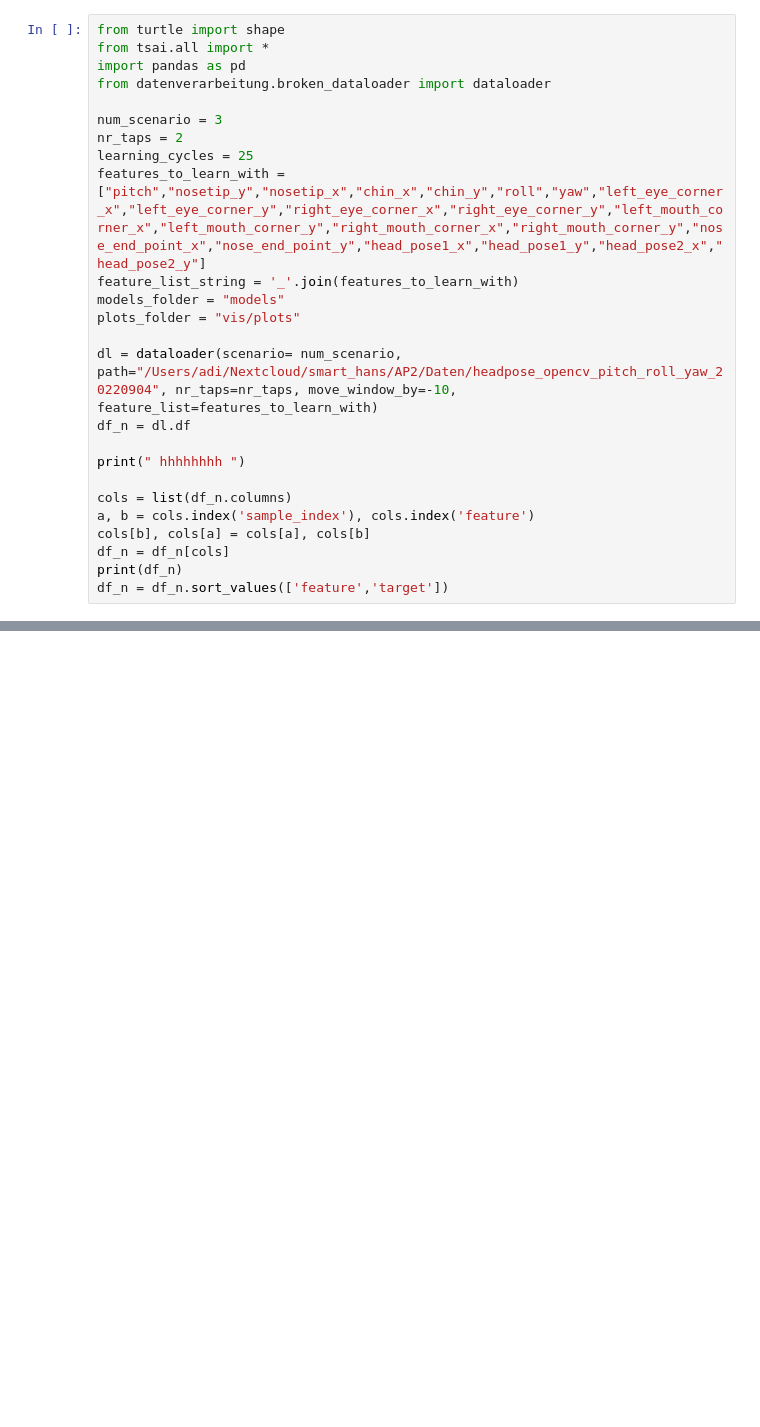
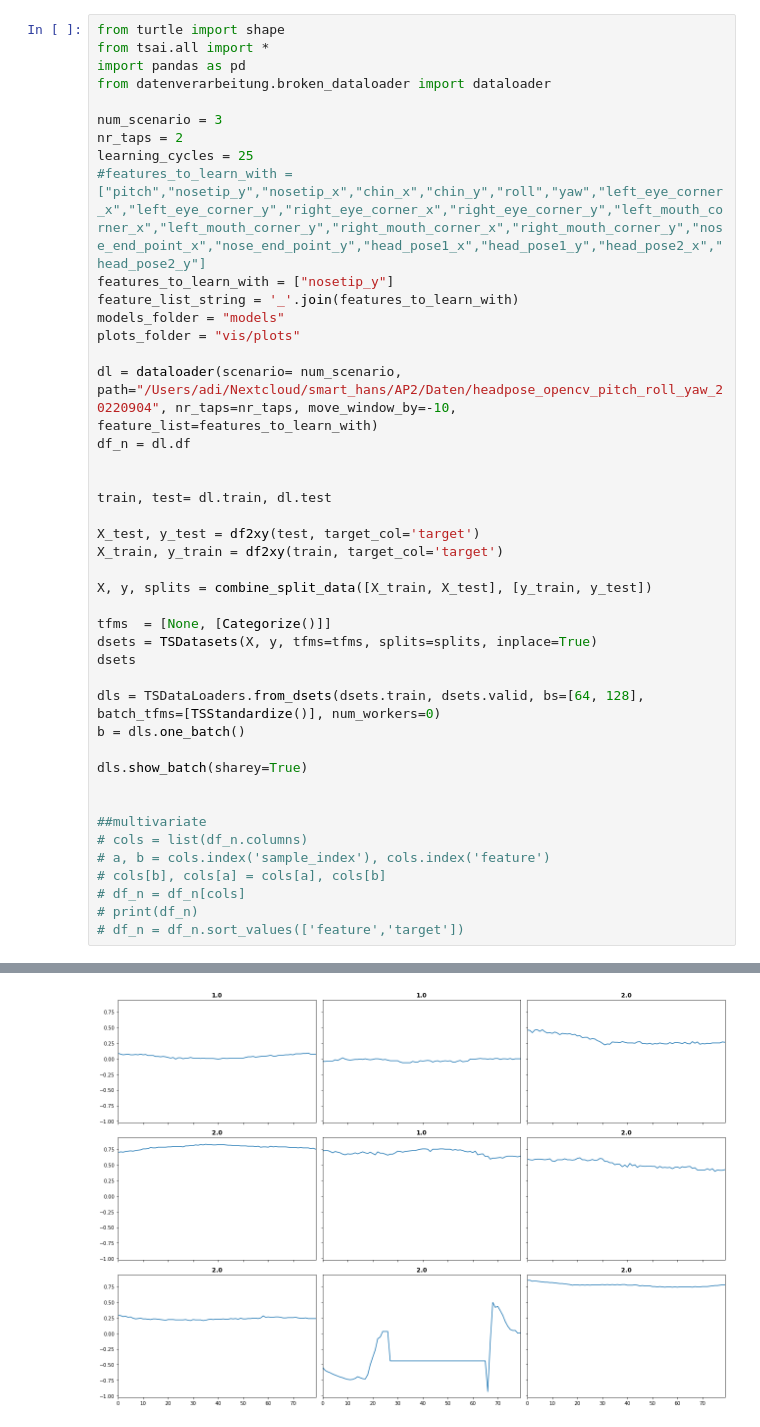
Before and after one commit to a-ludwig/smart_hans, a Jupyter notebook: Machine_learning/prediction_test.ipynb, the cells around one changed output, grey strips where cells are left out. Cells and saved outputs as stored; diff of their text form; blank space fills up the shorter version.

```diff
--- a/Machine_learning/prediction_test.ipynb
+++ b/Machine_learning/prediction_test.ipynb
@@ -7,7 +7,8 @@ from datenverarbeitung.broken_dataloader import dataloader
 num_scenario = 3
 nr_taps = 2
 learning_cycles = 25
-features_to_learn_with = ["pitch","nosetip_y","nosetip_x","chin_x","chin_y","roll","yaw","left_eye_corner_x","left_eye_corner_y","right_eye_corner_x","right_eye_corner_y","left_mouth_corner_x","left_mouth_corner_y","right_mouth_corner_x","right_mouth_corner_y","nose_end_point_x","nose_end_point_y","head_pose1_x","head_pose1_y","head_pose2_x","head_pose2_y"]
+#features_to_learn_with = ["pitch","nosetip_y","nosetip_x","chin_x","chin_y","roll","yaw","left_eye_corner_x","left_eye_corner_y","right_eye_corner_x","right_eye_corner_y","left_mouth_corner_x","left_mouth_corner_y","right_mouth_corner_x","right_mouth_corner_y","nose_end_point_x","nose_end_point_y","head_pose1_x","head_pose1_y","head_pose2_x","head_pose2_y"]
+features_to_learn_with = ["nosetip_y"]
 feature_list_string = '_'.join(features_to_learn_with)
 models_folder = "models"
 plots_folder = "vis/plots"
@@ -15,14 +16,31 @@ plots_folder = "vis/plots"
 dl = dataloader(scenario= num_scenario, path="/Users/adi/Nextcloud/smart_hans/AP2/Daten/headpose_opencv_pitch_roll_yaw_20220904", nr_taps=nr_taps, move_window_by=-10, feature_list=features_to_learn_with)
 df_n = dl.df
 
-print(" hhhhhhhh ")
 
-cols = list(df_n.columns)
-a, b = cols.index('sample_index'), cols.index('feature')
-cols[b], cols[a] = cols[a], cols[b]
-df_n = df_n[cols]
-print(df_n)
-df_n = df_n.sort_values(['feature','target'])
+train, test= dl.train, dl.test
+
+X_test, y_test = df2xy(test, target_col='target')
+X_train, y_train = df2xy(train, target_col='target')
+
+X, y, splits = combine_split_data([X_train, X_test], [y_train, y_test])
+
+tfms  = [None, [Categorize()]]
+dsets = TSDatasets(X, y, tfms=tfms, splits=splits, inplace=True)
+dsets
+
+dls = TSDataLoaders.from_dsets(dsets.train, dsets.valid, bs=[64, 128], batch_tfms=[TSStandardize()], num_workers=0)
+b = dls.one_batch()
+
+dls.show_batch(sharey=True)
+
+
+##multivariate
+# cols = list(df_n.columns)
+# a, b = cols.index('sample_index'), cols.index('feature')
+# cols[b], cols[a] = cols[a], cols[b]
+# df_n = df_n[cols]
+# print(df_n)
+# df_n = df_n.sort_values(['feature','target'])
 # %% [output]
 smart_hans_08022022_194751_7_250-281_08_gny_.csv
 smart_hans_08022022_192131_8_280-310_08_wny_.csv
@@ -44,3 +62,4 @@ smart_hans_08022022_191134_12_403-433_08_mny_.csv
+[figure, added]
 # %%
 X, old_y, names = df2xy (df_n, sample_col='sample_index', feat_col='feature', target_col='target', data_cols=None, steps_in_rows=True, return_names=True)
 
```
Also changed, not shown: parts of 4 cells of this notebook, 1 other file.
